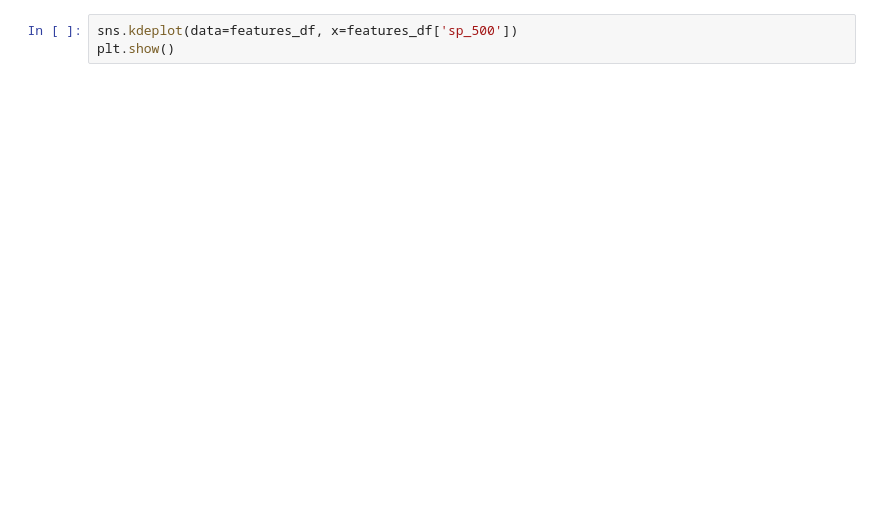
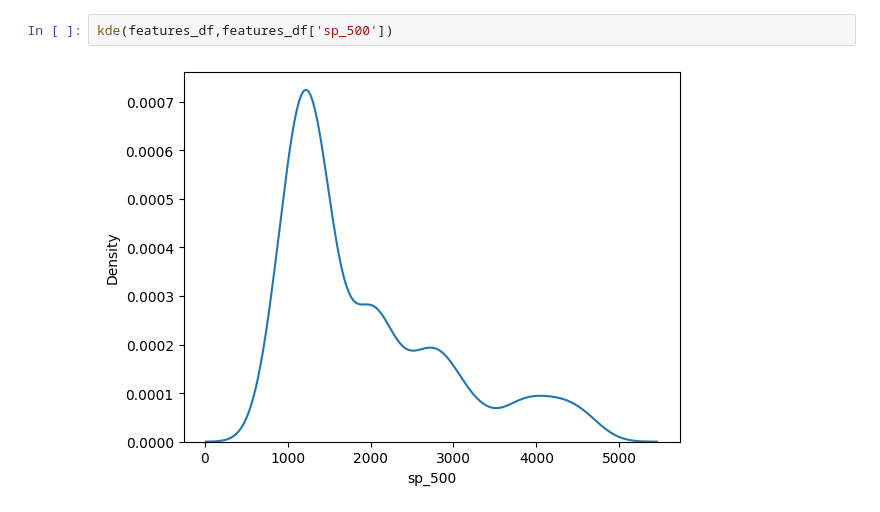
Before and after one commit to Andrew-Bordei/Data-Science, a Jupyter notebook: oil_model/notebooks/eda.ipynb, the cells around one changed output. Cells and saved outputs as stored; diff of their text form; blank space fills up the shorter version.

```diff
--- a/oil_model/notebooks/eda.ipynb
+++ b/oil_model/notebooks/eda.ipynb
@@ -18,4 +76,5 @@ plt.show()
 # %%
-sns.kdeplot(data=features_df, x=features_df['sp_500'])
-plt.show()
+kde(features_df,features_df['sp_500'])
+# %% [output]
+[figure, added]
 # %%
```
Also changed, not shown: parts of 24 cells of this notebook, 3 other files.
